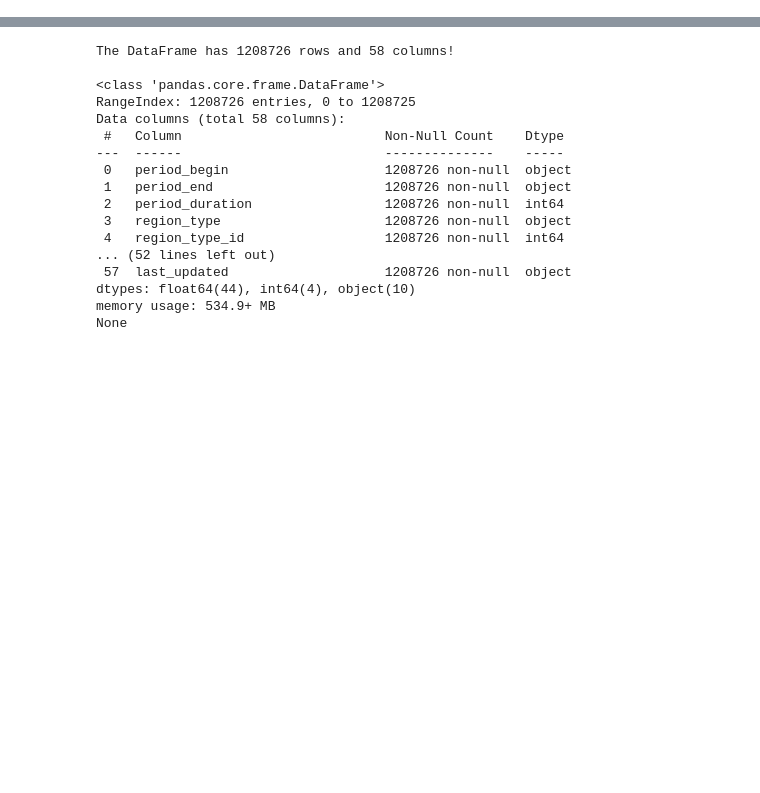
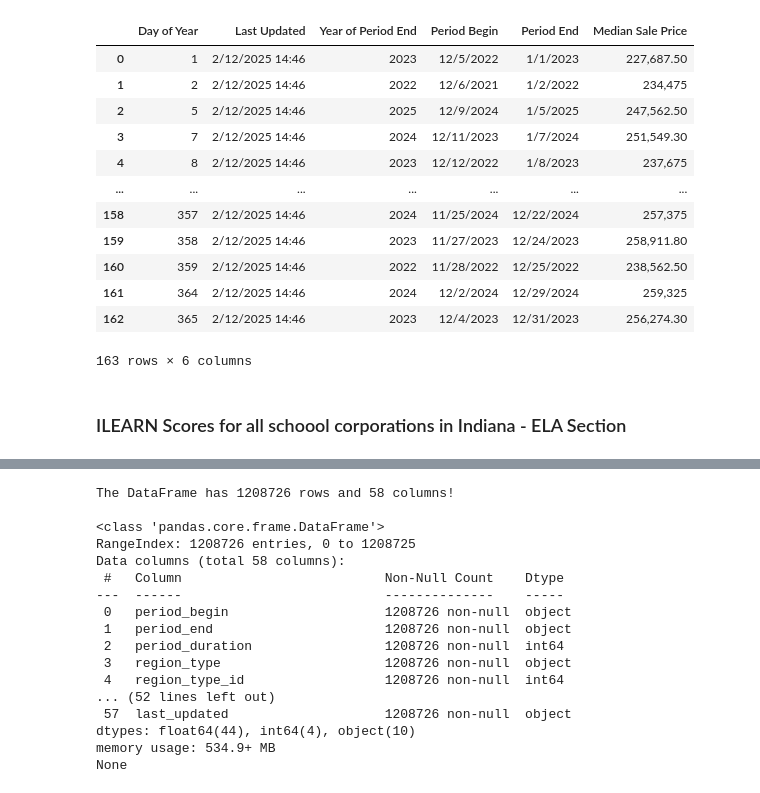
Before and after one commit to RachTheRad/SoIN_Housing_Analysis, a Jupyter notebook: HouAna_Capstone.ipynb, the cells around one changed output, grey strips where cells are left out. Saved outputs shown, nothing was run; the diff lists cells and outputs as text; code cells hidden in the pictures; blank space fills up the shorter version.

```diff
--- a/HouAna_Capstone.ipynb
+++ b/HouAna_Capstone.ipynb
@@ -89,3 +297,24 @@ bartco_price.head()
+# %%
+# Removing the YOY columns
+bprice_clean = bartco_price.drop(columns=['Median Sale Price Yoy (tooltip)', 'Median Sale Price Yoy'])
+
+bprice_clean
+# %% [output]
+|  | Day of Year | Last Updated | Year of Period End | Period Begin | Period End | Median Sale Price |
+| 0 | 1 | 2/12/2025 14:46 | 2023 | 12/5/2022 | 1/1/2023 | 227,687.50 |
+| 1 | 2 | 2/12/2025 14:46 | 2022 | 12/6/2021 | 1/2/2022 | 234,475 |
+| 2 | 5 | 2/12/2025 14:46 | 2025 | 12/9/2024 | 1/5/2025 | 247,562.50 |
+| 3 | 7 | 2/12/2025 14:46 | 2024 | 12/11/2023 | 1/7/2024 | 251,549.30 |
+| 4 | 8 | 2/12/2025 14:46 | 2023 | 12/12/2022 | 1/8/2023 | 237,675 |
+| ... | ... | ... | ... | ... | ... | ... |
+| 158 | 357 | 2/12/2025 14:46 | 2024 | 11/25/2024 | 12/22/2024 | 257,375 |
+| 159 | 358 | 2/12/2025 14:46 | 2023 | 11/27/2023 | 12/24/2023 | 258,911.80 |
+| 160 | 359 | 2/12/2025 14:46 | 2022 | 11/28/2022 | 12/25/2022 | 238,562.50 |
+| 161 | 364 | 2/12/2025 14:46 | 2024 | 12/2/2024 | 12/29/2024 | 259,325 |
+| 162 | 365 | 2/12/2025 14:46 | 2023 | 12/4/2023 | 12/31/2023 | 256,274.30 |
+163 rows × 6 columns
+# %% [markdown]
+### ILEARN Scores for all schoool corporations in Indiana - ELA Section
 # %%
 #read in the data for ILEARN 2024 test scores for all school coporations in Indiana - ELA section
 ilearn_ELA_corp = pd.read_csv('Data_Sources\ILEARN_Corp_ELA.csv')
```
Also changed, not shown: parts of 15 cells of this notebook, 6 other files.
